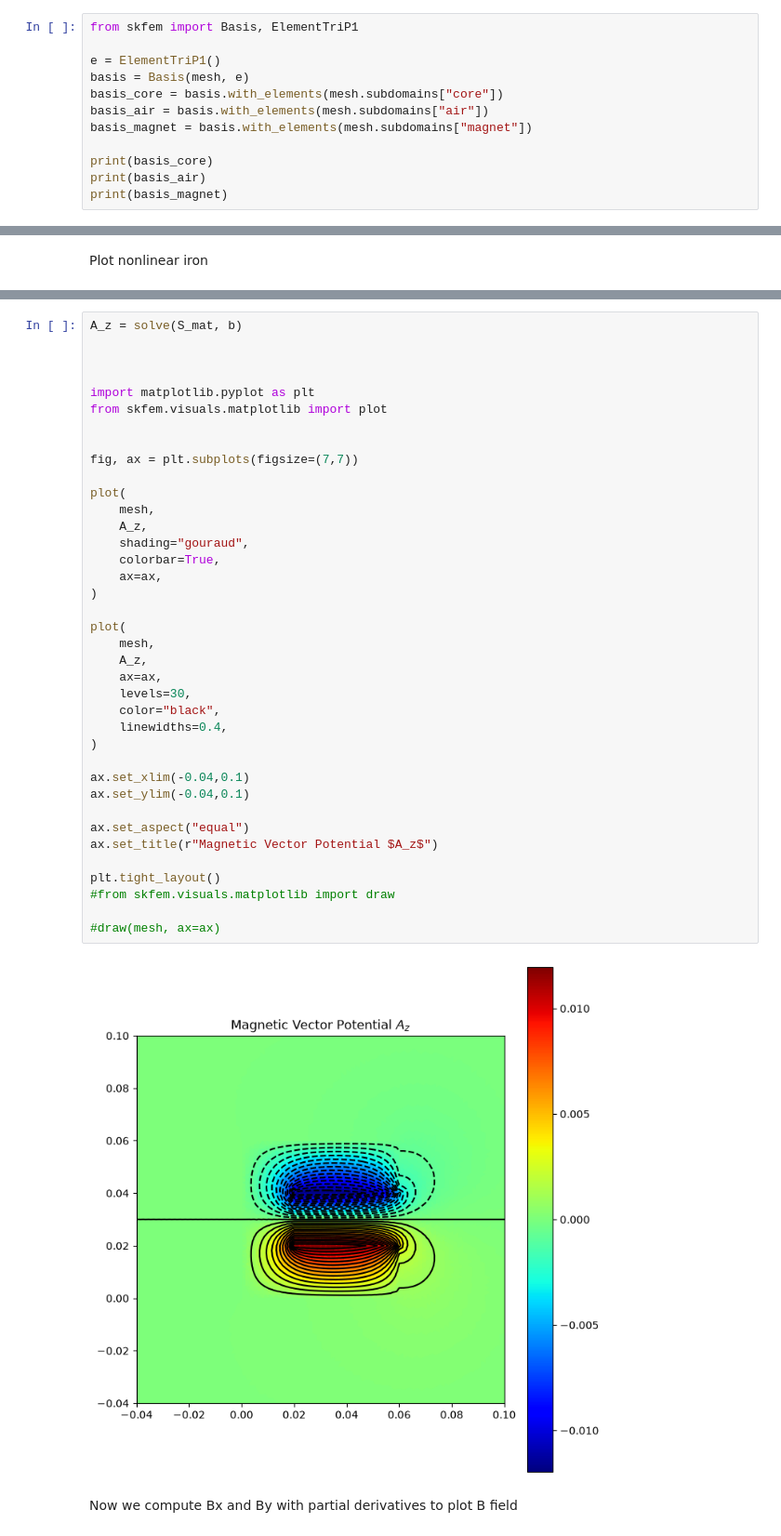
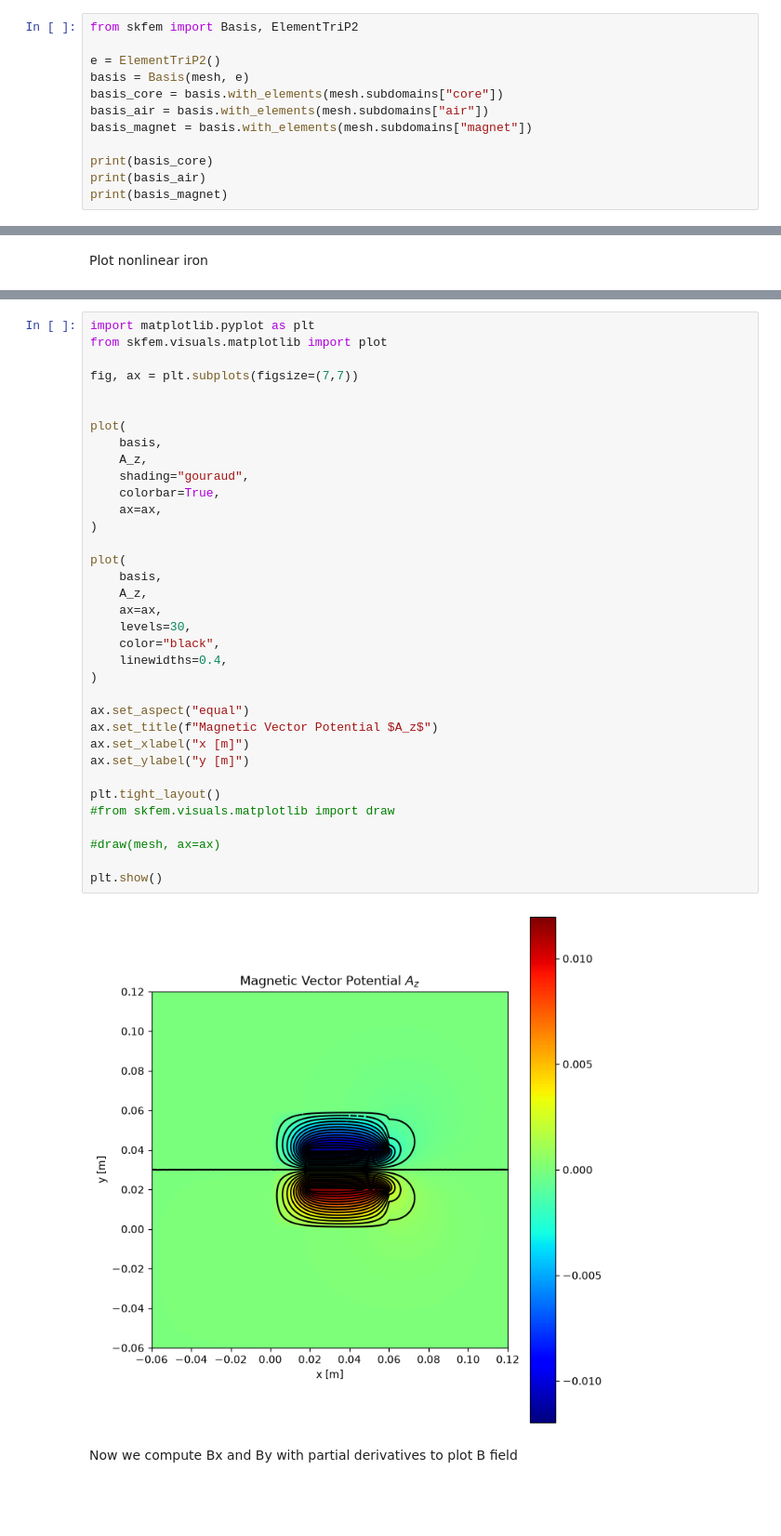
Before and after one commit to VerttiAalto100/computational-electromagnetics, a Jupyter notebook: nonlinear-iron-and-pm/nonlinear_iron_and_pm.ipynb, the cells around one changed output, grey strips where cells are left out. Shown at 93% size. Cells and saved outputs as stored; diff of their text form; blank space fills up the shorter version.

```diff
--- a/nonlinear-iron-and-pm/nonlinear_iron_and_pm.ipynb
+++ b/nonlinear-iron-and-pm/nonlinear_iron_and_pm.ipynb
@@ -35,9 +37,9 @@ plt.show()
 # %% [markdown]
 Get triangular elements and first order basis functions. We need to define own basis for each physical group
 # %%
-from skfem import Basis, ElementTriP1
+from skfem import Basis, ElementTriP2
 
-e = ElementTriP1()
+e = ElementTriP2()
 basis = Basis(mesh, e)
 basis_core = basis.with_elements(mesh.subdomains["core"])
 basis_air = basis.with_elements(mesh.subdomains["air"])
@@ -214,42 +260,39 @@ Solve & Visualize Az = vector pootential
 # %%
-A_z = solve(S_mat, b)
-
-
-
 import matplotlib.pyplot as plt
 from skfem.visuals.matplotlib import plot
 
-
 fig, ax = plt.subplots(figsize=(7,7))
 
+
 plot(
-    mesh,
+    basis,
     A_z,
     shading="gouraud",
     colorbar=True,
     ax=ax,
 )
 
 plot(
-    mesh,
+    basis,
     A_z,
     ax=ax,
     levels=30,
     color="black",
     linewidths=0.4,
 )
 
-ax.set_xlim(-0.04,0.1)
-ax.set_ylim(-0.04,0.1)
-
 ax.set_aspect("equal")
-ax.set_title(r"Magnetic Vector Potential $A_z$")
+ax.set_title(f"Magnetic Vector Potential $A_z$")
+ax.set_xlabel("x [m]")
+ax.set_ylabel("y [m]")
 
 plt.tight_layout()
 #from skfem.visuals.matplotlib import draw
 
 #draw(mesh, ax=ax)
+
+plt.show()
 # %% [output]
-[figure, old version]
+[figure, new version]
 # %% [markdown]
 Now we compute Bx and By with partial derivatives to plot B field
```
Also changed, not shown: parts of 21 cells of this notebook.
